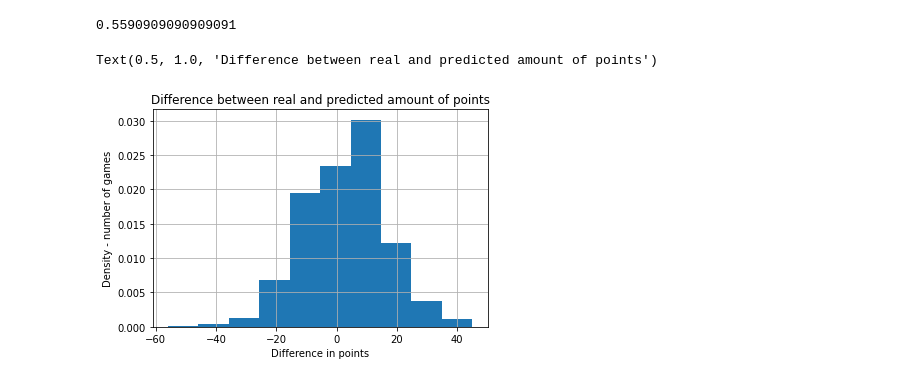
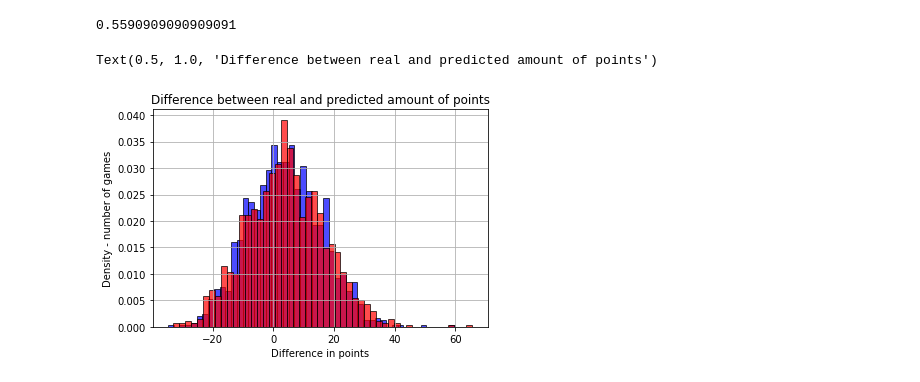
Before and after one commit to Mazart23/NBA_data_analytics, a Jupyter notebook: main.ipynb, the cells around one changed output. Drawn from its saved outputs; the diff is of its cells as text; code cells hidden in the pictures.

Commit message:
edited plot

```diff
--- a/main.ipynb
+++ b/main.ipynb
@@ -621,11 +621,12 @@ print(accurracy)
 # %% [output]
 0.5590909090909091
 # %%
-plt.hist(seasons_games[pred_year]['difference'], density=True)
+plt.hist(seasons_games[pred_year]['mean_home_points_difference'], density=True, bins=50, color='blue', edgecolor='black', alpha=0.7, label='home points')
+plt.hist(seasons_games[pred_year]['mean_away_points_difference'], density=True, bins=50, color='red', edgecolor='black', alpha=0.7, label='away points')
 plt.grid()
 plt.xlabel('Difference in points')
 plt.ylabel('Density - number of games')
 plt.title('Difference between real and predicted amount of points')
 # %% [output]
 Text(0.5, 1.0, 'Difference between real and predicted amount of points')
-[figure, old version]
+[figure, new version]
```
